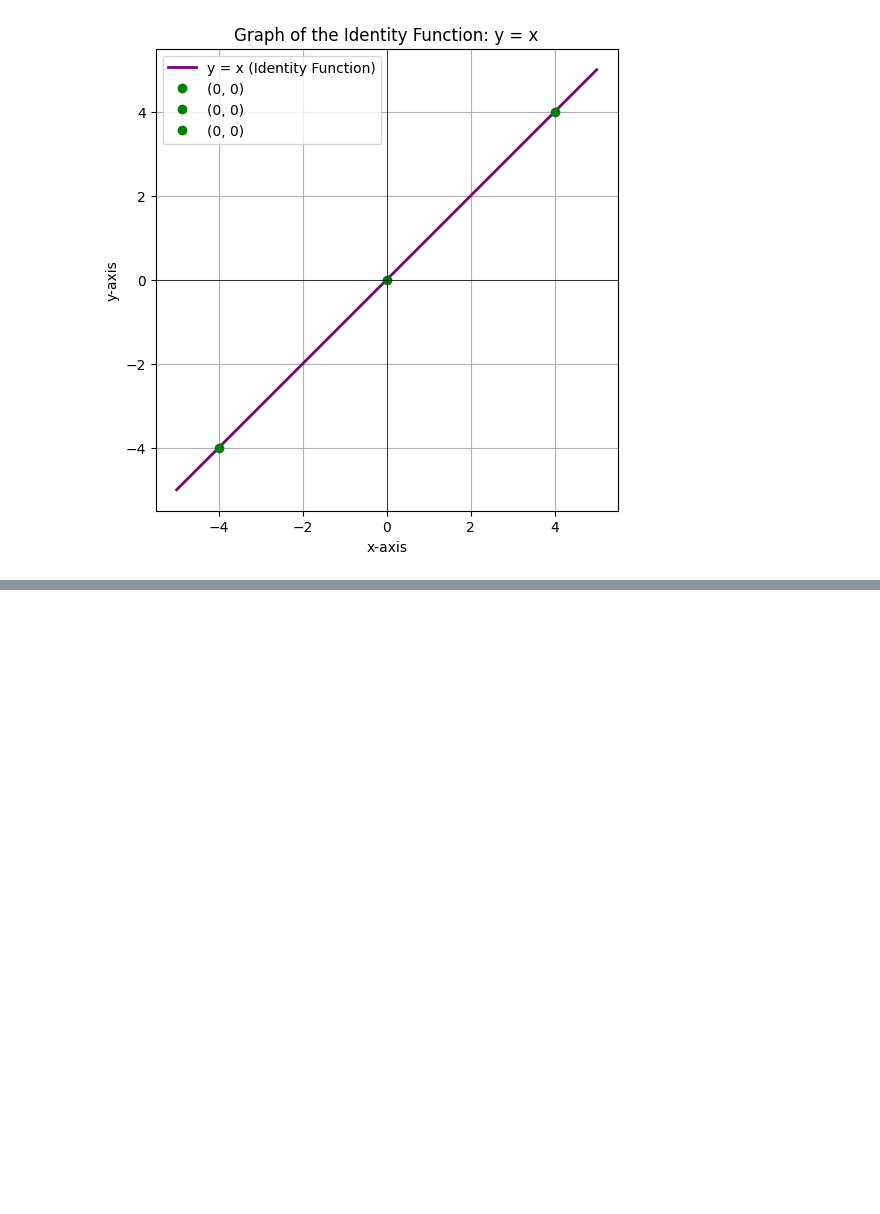
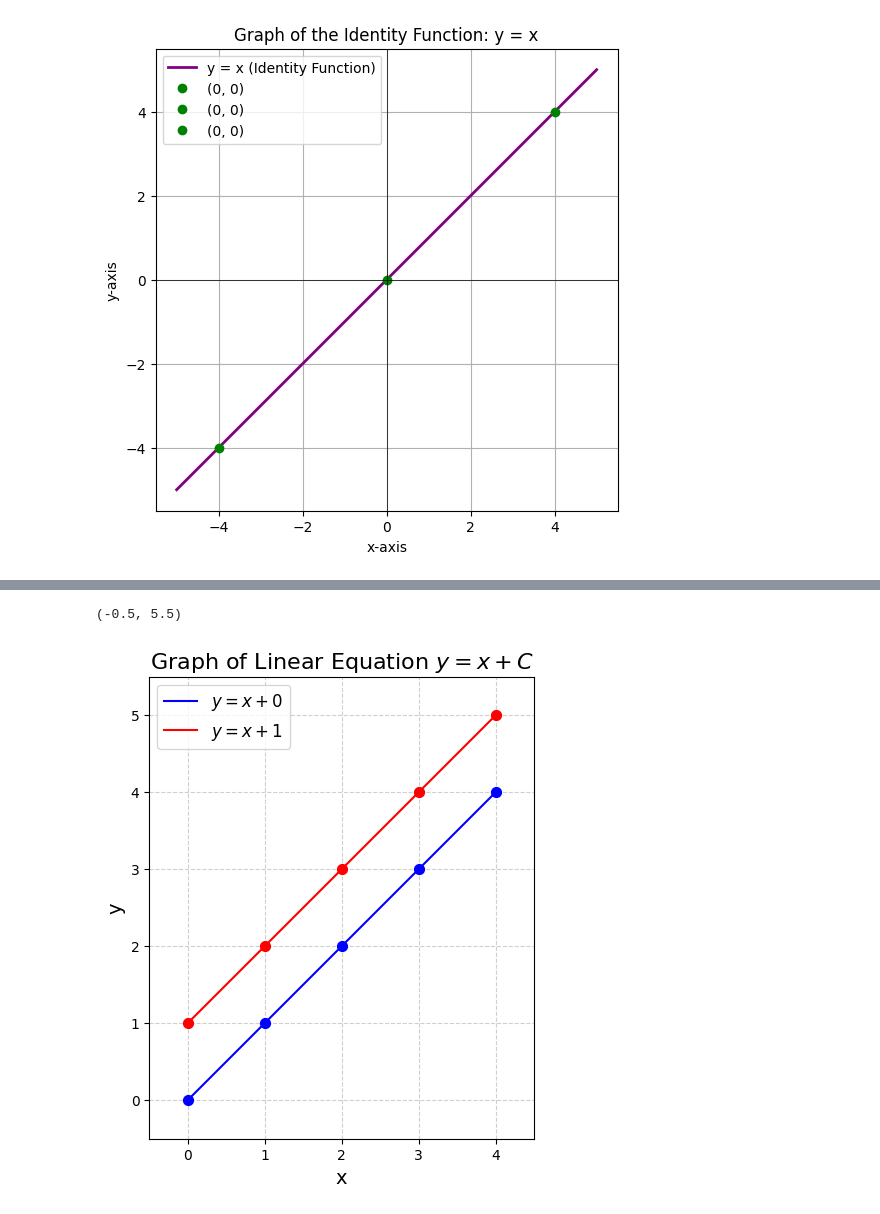
Before and after one commit to Jithendiran/Maths, a Jupyter notebook: Graph/algebra.ipynb, the cells around one changed output, grey strips where cells are left out. Saved outputs shown, nothing was run; the diff lists cells and outputs as text; code cells hidden in the pictures; blank space fills up the shorter version.

```diff
--- a/Graph/algebra.ipynb
+++ b/Graph/algebra.ipynb
@@ -485,0 +496,49 @@ Equation: $\mathbf{y = x + C}$ or $\mathbf{f(x) = x + C}$
+# %%
+# Define the x-range for plotting (from 0 to 4)
+x = np.linspace(0, 4, 100)
+
+# Case 1: C = 0 -> y = x + 0
+y1 = x
+
+# Case 2: C = 1 -> y = x + 1
+y2 = x + 1
+
+# Create the plot
+plt.figure(figsize=(8, 6))
+
+# Plot the first line (C=0)
+plt.plot(x, y1, label='$y = x + 0$', color='blue')
+
+# Plot the second line (C=1)
+plt.plot(x, y2, label='$y = x + 1$', color='red')
+
+# Highlight the integer points calculated by the user for C=0
+x_points_c0 = np.array([0, 1, 2, 3, 4])
+y_points_c0 = x_points_c0
+plt.scatter(x_points_c0, y_points_c0, color='blue', marker='o', s=50, zorder=5)
+
+# Highlight the integer points calculated by the user for C=1
+x_points_c1 = np.array([0, 1, 2, 3, 4])
+y_points_c1 = x_points_c1 + 1
+plt.scatter(x_points_c1, y_points_c1, color='red', marker='o', s=50, zorder=5)
+
+# Set the title and labels
+plt.title('Graph of Linear Equation $y = x + C$', fontsize=16)
+plt.xlabel('x', fontsize=14)
+plt.ylabel('y', fontsize=14)
+
+# Add a legend
+plt.legend(fontsize=12)
+
+# Add a grid for better visualization
+plt.grid(True, linestyle='--', alpha=0.6)
+
+# Set the aspect ratio to be equal for a true 45-degree visualization
+plt.gca().set_aspect('equal', adjustable='box')
+
+# Set limits to clearly show the range [0, 4] for x and relevant y values
+plt.xlim(-0.5, 4.5)
+plt.ylim(-0.5, 5.5)
+# %% [output]
+(-0.5, 5.5)
+[figure, added]
```
Also changed, not shown: parts of 8 cells of this notebook.
